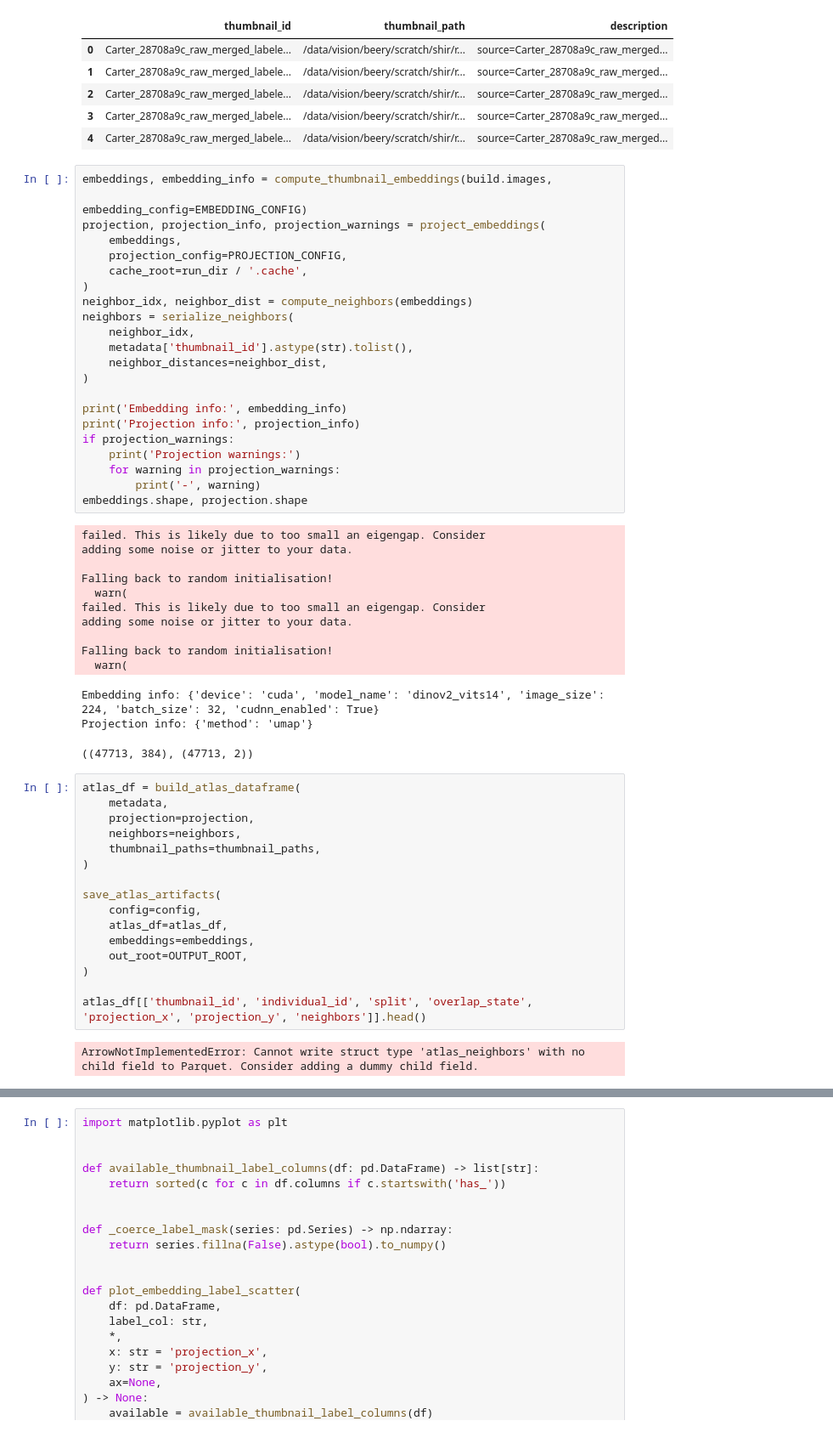
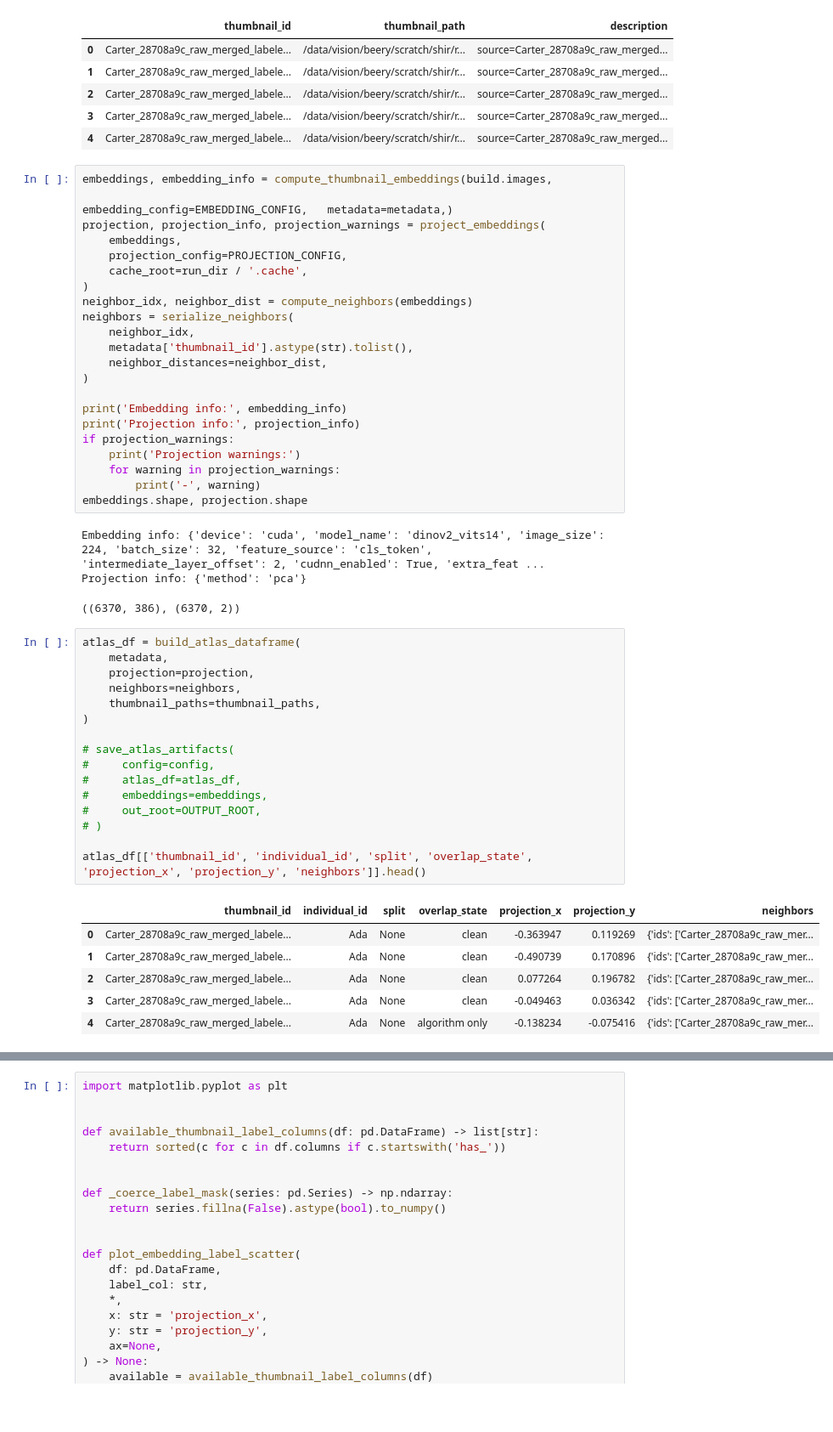
Before and after one commit to justinkay/movebench, a Jupyter notebook: notebooks/thumbnail_dino_atlas.ipynb, the cells around one changed output, grey strips where cells are left out. Shown at 85% size. Drawn from its saved outputs; the diff is of its cells as text; blank space fills up the shorter version.

```diff
--- a/notebooks/thumbnail_dino_atlas.ipynb
+++ b/notebooks/thumbnail_dino_atlas.ipynb
@@ -102,7 +117,7 @@ metadata[['thumbnail_id', 'thumbnail_path', 'description']].head()
 | 4 | Carter_28708a9c_raw_merged_labele... | /data/vision/beery/scratch/shir/r... | source=Carter_28708a9c_raw_merged... |
 # %%
 embeddings, embedding_info = compute_thumbnail_embeddings(build.images,
-                                                          embedding_config=EMBEDDING_CONFIG)
+                                                          embedding_config=EMBEDDING_CONFIG,   metadata=metadata,)
 projection, projection_info, projection_warnings = project_embeddings(
     embeddings,
     projection_config=PROJECTION_CONFIG,
@@ -123,37 +138,32 @@ if projection_warnings:
         print('-', warning)
 embeddings.shape, projection.shape
 # %% [output]
-failed. This is likely due to too small an eigengap. Consider
-adding some noise or jitter to your data.
-
-Falling back to random initialisation!
-  warn(
-failed. This is likely due to too small an eigengap. Consider
-adding some noise or jitter to your data.
-
-Falling back to random initialisation!
-  warn(
+Embedding info: {'device': 'cuda', 'model_name': 'dinov2_vits14', 'image_size': 224, 'batch_size': 32, 'feature_source': 'cls_token', 'intermediate_layer_offset': 2, 'cudnn_enabled': True, 'extra_feat ...
+Projection info: {'method': 'pca'}
-Embedding info: {'device': 'cuda', 'model_name': 'dinov2_vits14', 'image_size': 224, 'batch_size': 32, 'cudnn_enabled': True}
-Projection info: {'method': 'umap'}
+((6370, 386), (6370, 2))
-((47713, 384), (47713, 2))
 # %%
 atlas_df = build_atlas_dataframe(
     metadata,
     projection=projection,
     neighbors=neighbors,
     thumbnail_paths=thumbnail_paths,
 )
 
-save_atlas_artifacts(
-    config=config,
-    atlas_df=atlas_df,
-    embeddings=embeddings,
-    out_root=OUTPUT_ROOT,
-)
+# save_atlas_artifacts(
+#     config=config,
+#     atlas_df=atlas_df,
+#     embeddings=embeddings,
+#     out_root=OUTPUT_ROOT,
+# )
 
 atlas_df[['thumbnail_id', 'individual_id', 'split', 'overlap_state', 'projection_x', 'projection_y', 'neighbors']].head()
 # %% [output]
-ArrowNotImplementedError: Cannot write struct type 'atlas_neighbors' with no child field to Parquet. Consider adding a dummy child field.
+|  | thumbnail_id | individual_id | split | overlap_state | projection_x | projection_y | neighbors |
+| 0 | Carter_28708a9c_raw_merged_labele... | Ada | None | clean | -0.363947 | 0.119269 | {'ids': ['Carter_28708a9c_raw_mer... |
+| 1 | Carter_28708a9c_raw_merged_labele... | Ada | None | clean | -0.490739 | 0.170896 | {'ids': ['Carter_28708a9c_raw_mer... |
+| 2 | Carter_28708a9c_raw_merged_labele... | Ada | None | clean | 0.077264 | 0.196782 | {'ids': ['Carter_28708a9c_raw_mer... |
+| 3 | Carter_28708a9c_raw_merged_labele... | Ada | None | clean | -0.049463 | 0.036342 | {'ids': ['Carter_28708a9c_raw_mer... |
+| 4 | Carter_28708a9c_raw_merged_labele... | Ada | None | algorithm only | -0.138234 | -0.075416 | {'ids': ['Carter_28708a9c_raw_mer... |
 # %%
 label_cols = sorted(c for c in atlas_df.columns if c.startswith('has_'))
 print('Available chunk-level label columns:')
```
Also changed, not shown: parts of 7 cells of this notebook, 11 other files.
